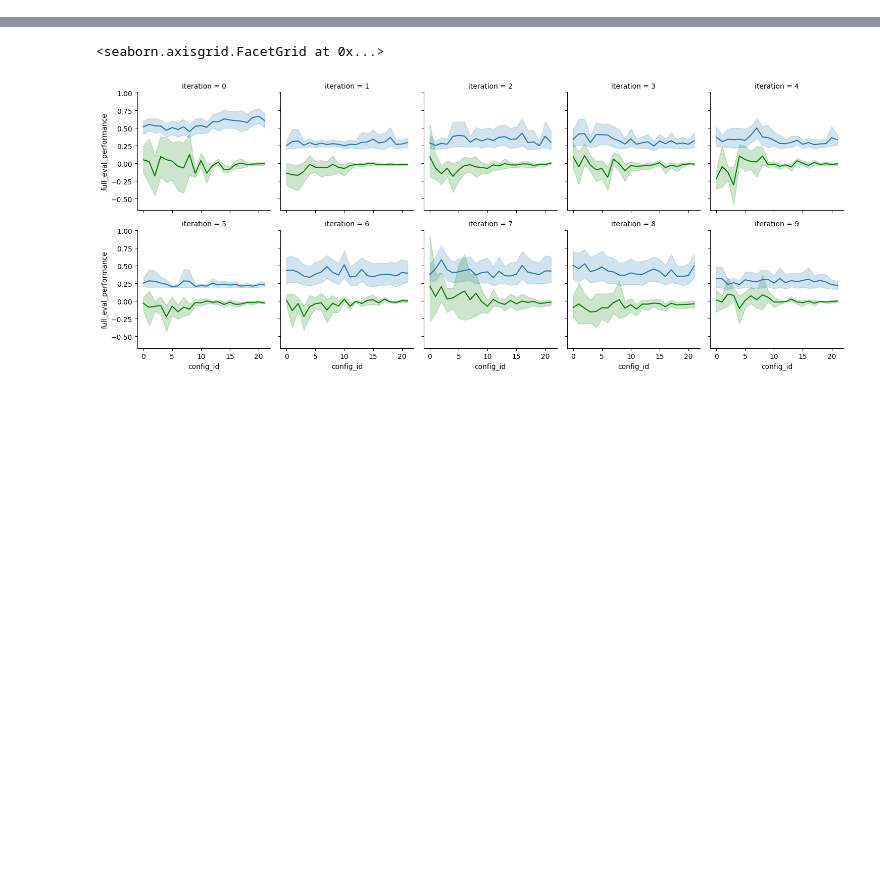
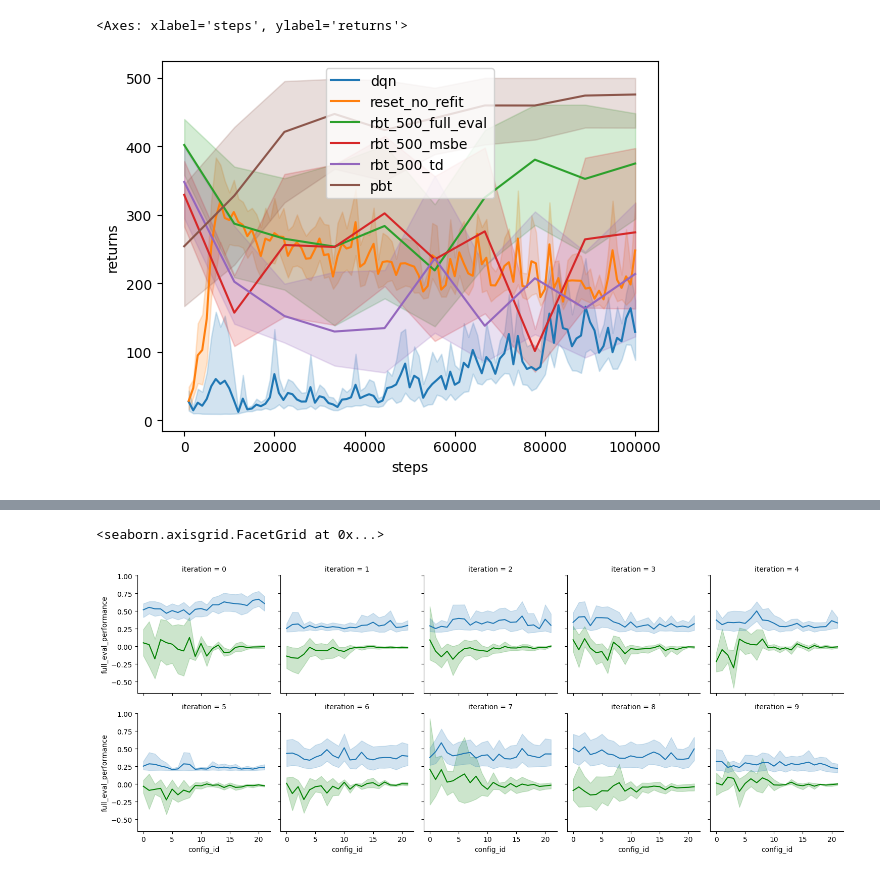
Before and after one commit to TheEimer/rbt, a Jupyter notebook: plot_results.ipynb, the cells around one changed output, grey strips where cells are left out. Saved outputs shown, nothing was run; the diff lists cells and outputs as text; code cells hidden in the pictures; blank space fills up the shorter version.

```diff
--- a/plot_results.ipynb
+++ b/plot_results.ipynb
@@ -127,0 +180,11 @@ sns.lineplot(data=pb2_results.groupby(by=["iteration", "seed"]).max().reset_inde
+# %%
+sns.lineplot(data=dqn_evals, x="steps", y="returns", label="dqn")
+sns.lineplot(data=reset_no_refit_evals, x="steps", y="returns", label="reset_no_refit")
+sns.lineplot(data=rbt_500_perf, x="iteration", y="incumbent_performance", label="rbt_500_full_eval")
+sns.lineplot(data=rbt_500_msbe_perf, x="iteration", y="incumbent_performance", label="rbt_500_msbe")
+sns.lineplot(data=rbt_500_td_perf, x="iteration", y="incumbent_performance", label="rbt_500_td")
+sns.lineplot(data=pbt_results.groupby(by=["iteration", "seed"]).max().reset_index(), x="iteration", y="performance", label="pbt")
+# sns.lineplot(data=pb2_results.groupby(by=["iteration", "seed"]).max().reset_index(), x="iteration", y="performance", label="pb2")
+# %% [output]
+<Axes: xlabel='steps', ylabel='returns'>
+[figure, added]
```
Also changed, not shown: parts of 11 cells of this notebook, 19 other files.
